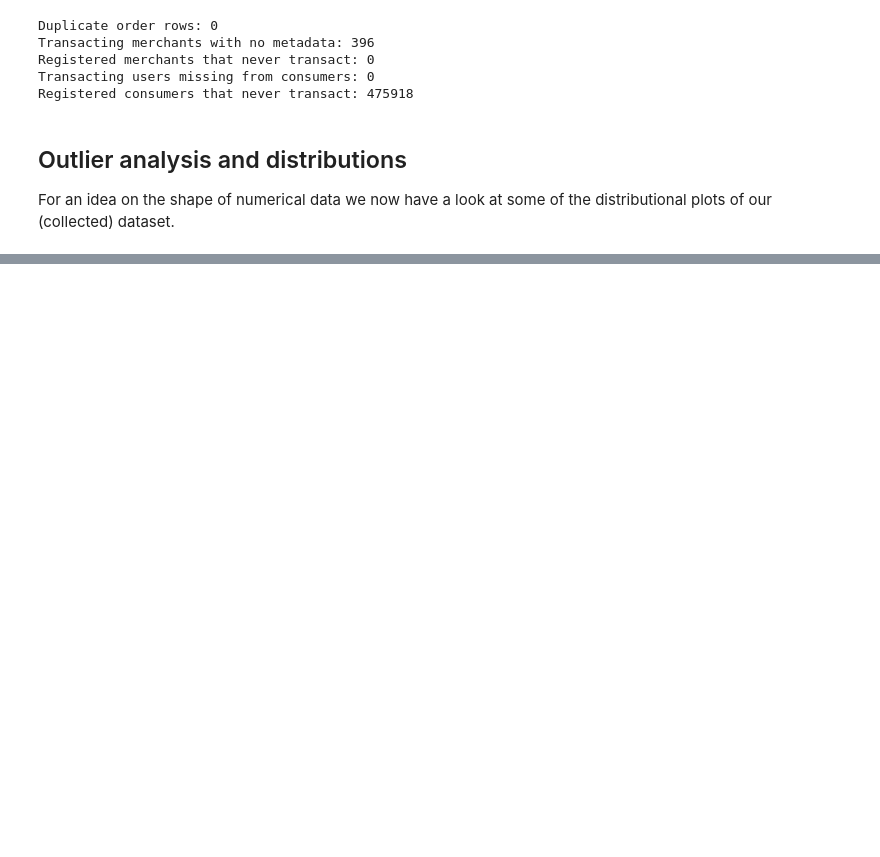
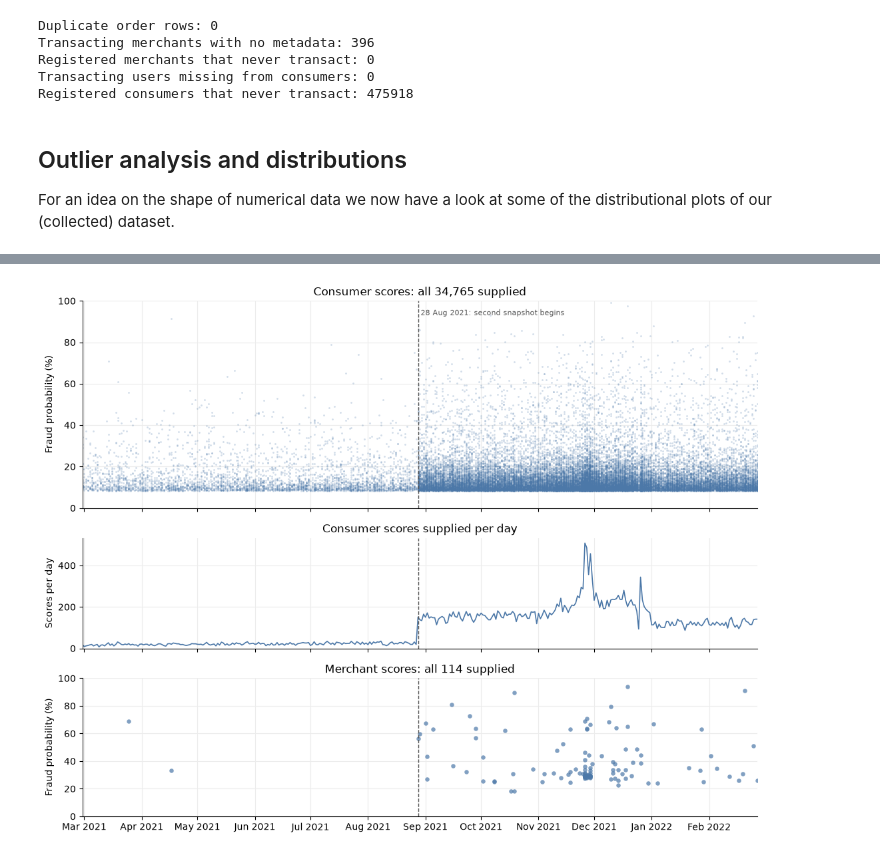
Before and after one commit to cjboingboing/project2, a Jupyter notebook: notebooks/final_findings.ipynb, the cells around one changed output, grey strips where cells are left out. Cells and saved outputs as stored; diff of their text form; code cells hidden in the pictures; blank space fills up the shorter version.

```diff
--- a/notebooks/final_findings.ipynb
+++ b/notebooks/final_findings.ipynb
@@ -317,0 +455,61 @@ plt.show()
+# %%
+import matplotlib.dates as mdates
+
+SCORE_START, SCORE_END = "2021-02-28", "2022-02-27"   # fraud scores exist only in this window
+REGIME_START = "2021-08-28"                           # first day of the second transaction snapshot
+CUTOFFS = [30, 50, 70]                                # lowest score counted as a fraud signal: three levels of caution
+BINS_PER_DECADE = 10                                  # log-spaced bands of a user's total spend that day
+MAX_SPEND_BIN = int(np.floor(np.log10(20_000) * BINS_PER_DECADE))   # pool everything above about $20K
+OBS_BLUE, EARLY_ORANGE, IMP_RED = "#4C78A8", "#F58518", KDE_RED
+BREAK = pd.Timestamp(REGIME_START)
+
+
+def p_if_at_least(score_col, min_score):
+    return F.when(F.col(score_col) >= min_score, F.col(score_col) / 100).otherwise(0.0)
+
+
+consumer_scores = (spark.read.parquet(str(PROCESSED_PATH / "consumer_fraud_probability"))
+                   .where(F.col("fraud_probability").isNotNull())
+                   .select("user_id", F.to_date("order_datetime").alias("order_date"),
+                           F.col("fraud_probability").alias("consumer_score")))
+# One row per user per day: that day's total spend, and the supplied score where there is one.
+user_days = (
+    transactions.withColumn("order_date", F.to_date("order_datetime"))
+    .groupBy("user_id", "order_date").agg(F.sum("dollar_value").alias("day_spend"))
+    .join(consumer_scores, ["user_id", "order_date"], "left")
+    .withColumn("spend_bin", F.least(F.floor(F.log10("day_spend") * BINS_PER_DECADE), F.lit(MAX_SPEND_BIN)))
+).cache()
+
+scored_days = user_days.where(F.col("consumer_score").isNotNull()).toPandas()
+scored_days["order_date"] = pd.to_datetime(scored_days["order_date"])
+merchant_raw = (spark.read.parquet(str(PROCESSED_PATH / "merchant_fraud_probability"))
+                .select(F.to_date("order_datetime").alias("order_date"),
+                        F.col("fraud_probability").alias("merchant_score")).toPandas())
+merchant_raw["order_date"] = pd.to_datetime(merchant_raw["order_date"])
+
+per_day = scored_days.groupby("order_date").size().reindex(pd.date_range(SCORE_START, SCORE_END), fill_value=0)
+fig, axes = plt.subplots(3, 1, figsize=(11, 8.5), sharex=True, height_ratios=[3, 1.6, 2])
+axes[0].scatter(scored_days["order_date"], scored_days["consumer_score"], s=4, color=OBS_BLUE,
+                alpha=0.25, linewidths=0)
+axes[0].set(ylabel="Fraud probability (%)", ylim=(0, 100),
+            title=f"Consumer scores: all {len(scored_days):,} supplied")
+axes[1].plot(per_day.index, per_day.values, color=OBS_BLUE, linewidth=1.2)
+axes[1].set(ylabel="Scores per day", title="Consumer scores supplied per day")
+axes[1].set_ylim(0, None)
+axes[2].scatter(merchant_raw["order_date"], merchant_raw["merchant_score"], s=22, color=OBS_BLUE,
+                alpha=0.7, linewidths=0)
+axes[2].set(ylabel="Fraud probability (%)", ylim=(0, 100),
+            title=f"Merchant scores: all {len(merchant_raw)} supplied")
+for ax in axes:
+    ax.axvline(BREAK, color="#555555", linewidth=1, linestyle="--")
+    ax.set_xlim(pd.Timestamp(SCORE_START), pd.Timestamp(SCORE_END))
+    ax.xaxis.set_major_locator(mdates.MonthLocator())
+    ax.xaxis.set_major_formatter(mdates.DateFormatter("%b %Y"))
+    ax.grid(color="#ececec")
+    ax.set_axisbelow(True)
+    sns.despine(ax=ax)
+axes[0].text(BREAK, 96, " 28 Aug 2021: second snapshot begins", fontsize=8, color="#555555", va="top")
+fig.tight_layout()
+plt.show()
+# %% [output]
+[figure, added]
```
Also changed, not shown: parts of 30 cells of this notebook, 15 other files.
